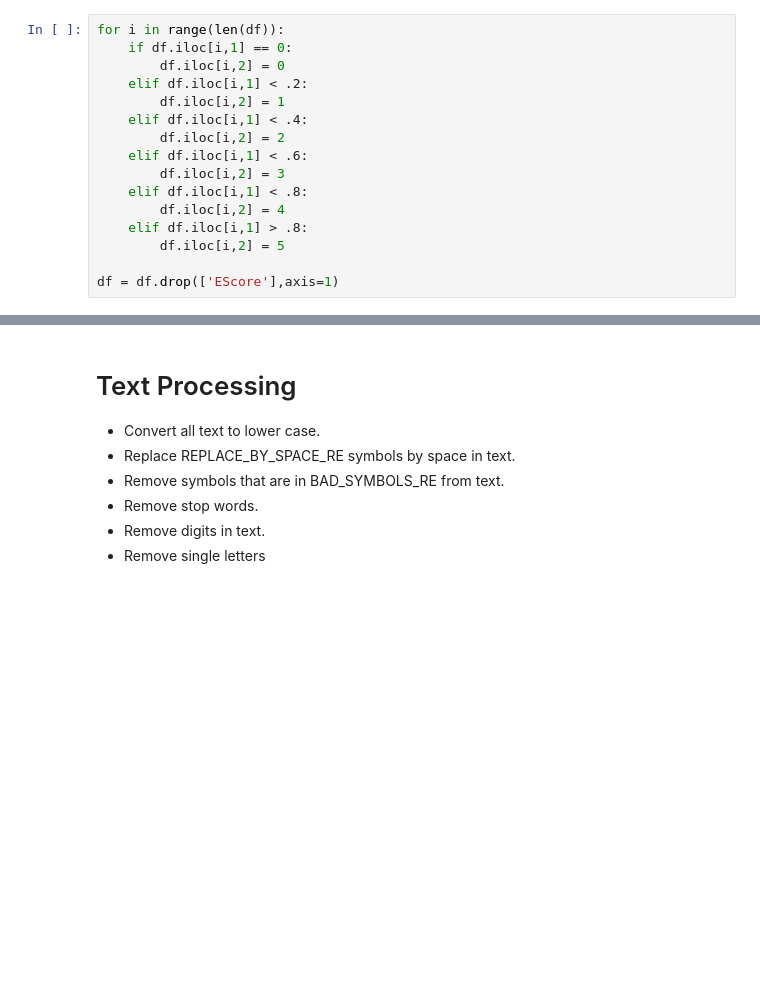
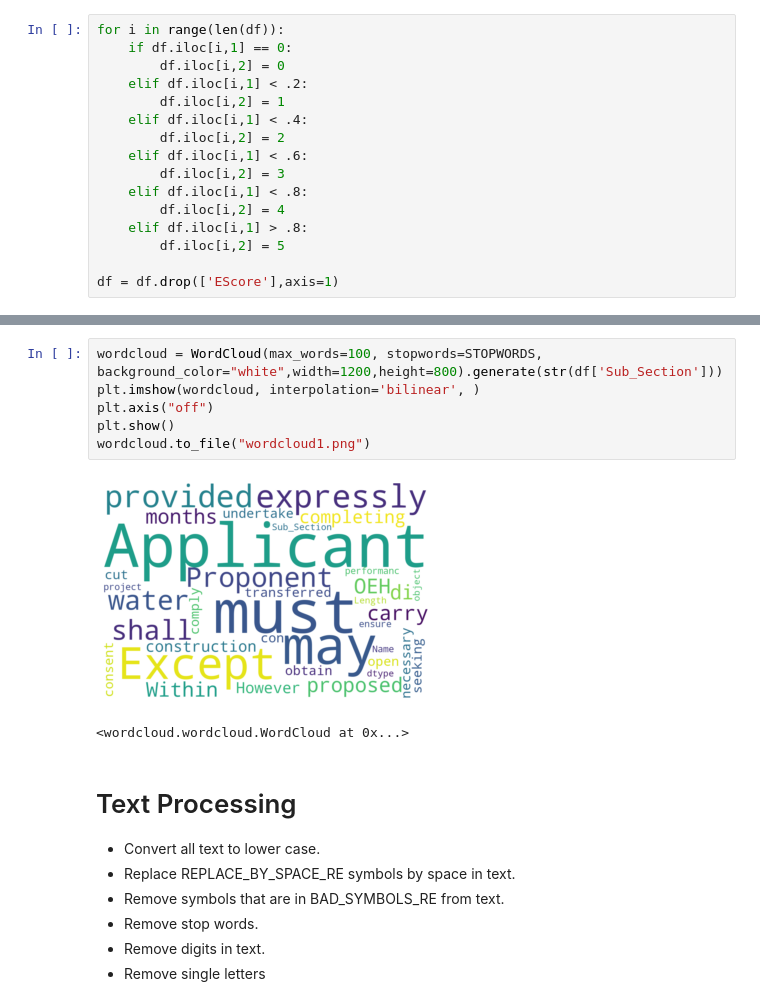
Before and after one commit to wpl123/enforceability_classifier, a Jupyter notebook: model/enforceability_model.ipynb, the cells around one changed output, grey strips where cells are left out. Drawn from its saved outputs; the diff is of its cells as text; blank space fills up the shorter version.

```diff
--- a/model/enforceability_model.ipynb
+++ b/model/enforceability_model.ipynb
@@ -165,3 +190,12 @@ print(STOPWORDS)
+# %%
+wordcloud = WordCloud(max_words=100, stopwords=STOPWORDS, background_color="white",width=1200,height=800).generate(str(df['Sub_Section']))
+plt.imshow(wordcloud, interpolation='bilinear', )
+plt.axis("off")
+plt.show()
+wordcloud.to_file("wordcloud1.png")
+# %% [output]
+[figure, added]
+<wordcloud.wordcloud.WordCloud at 0x...>
 # %% [markdown]
 # Text Processing
 
```
Also changed, not shown: parts of 18 cells of this notebook, 11 other files.
